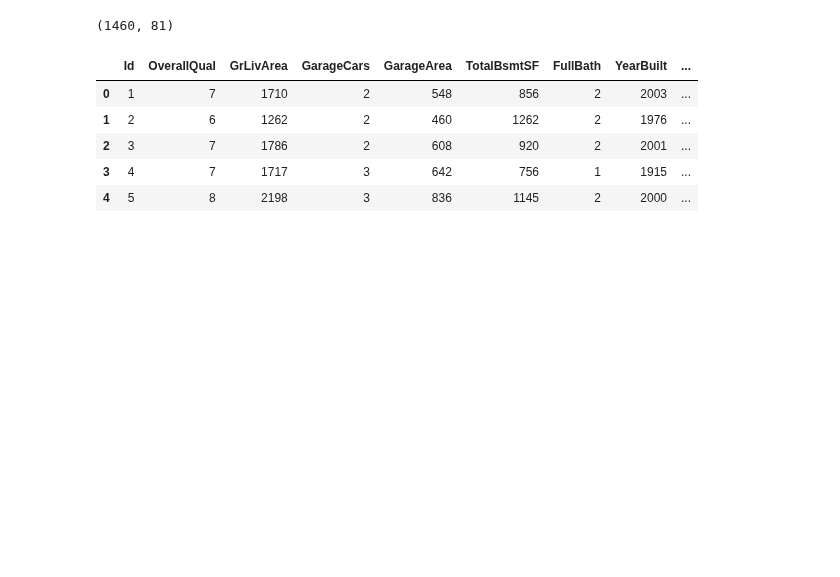
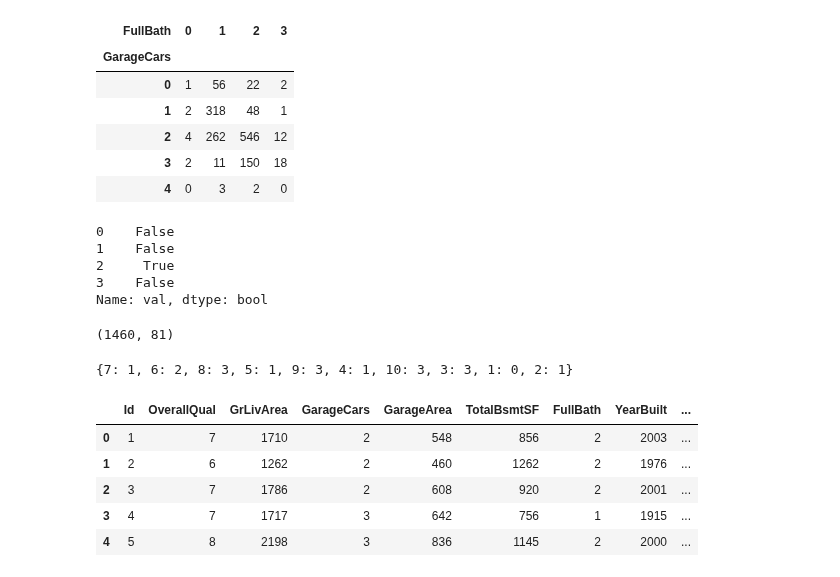
Before and after one commit to raj-shr-git/AAIC_Practice, a Jupyter notebook: MODULES/Module_2/Module_2_Regression/Untitled.ipynb, the cells around one changed output. Saved outputs shown, nothing was run; the diff lists cells and outputs as text; code cells hidden in the pictures; blank space fills up the shorter version.

```diff
--- a/MODULES/Module_2/Module_2_Regression/Untitled.ipynb
+++ b/MODULES/Module_2/Module_2_Regression/Untitled.ipynb
@@ -6,3 +506,21 @@ import seaborn as sns
+# %%
+pd.crosstab(dtf['GarageCars'],dtf['FullBath'])
+# %% [output]
+| FullBath | 0 | 1 | 2 | 3 |
+| GarageCars |  |  |  |  |
+| 0 | 1 | 56 | 22 | 2 |
+| 1 | 2 | 318 | 48 | 1 |
+| 2 | 4 | 262 | 546 | 12 |
+| 3 | 2 | 11 | 150 | 18 |
+| 4 | 0 | 3 | 2 | 0 |
+# %%
+df.val.isna()
+# %% [output]
+0    False
+1    False
+2     True
+3    False
+Name: val, dtype: bool
 # %%
 houses_data = pd.read_csv("data_houses.txt",sep='\t')
 houses_data.shape
@@ -11,3 +531,7 @@ houses_data.shape
+# %%
+houses_data.set_index('OverallQual')['GarageCars'].to_dict()
+# %% [output]
+{7: 1, 6: 2, 8: 3, 5: 1, 9: 3, 4: 1, 10: 3, 3: 3, 1: 0, 2: 1}
 # %%
 cols = ["OverallQual","GrLivArea","GarageCars",
         "GarageArea","TotalBsmtSF","FullBath",
```
Also changed, not shown: parts of 62 cells of this notebook, 8 other files.
